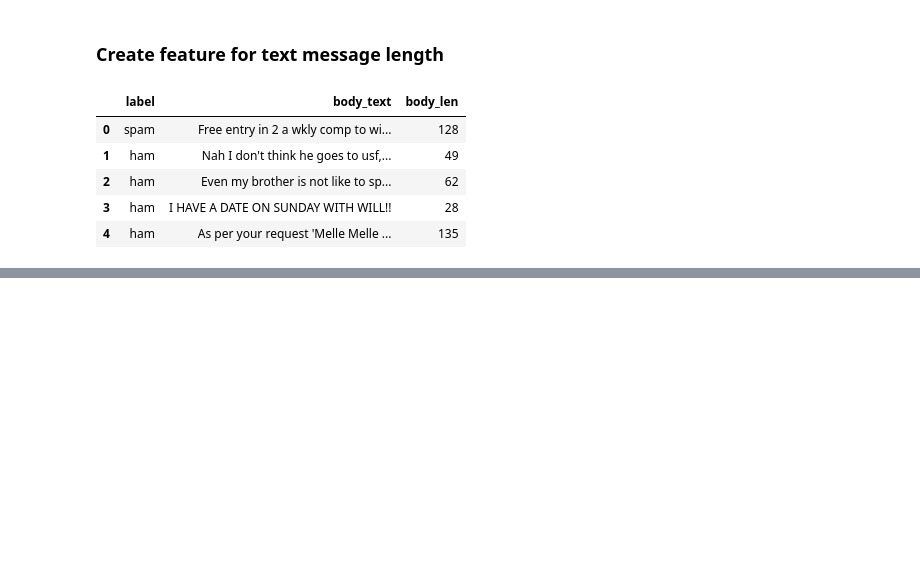
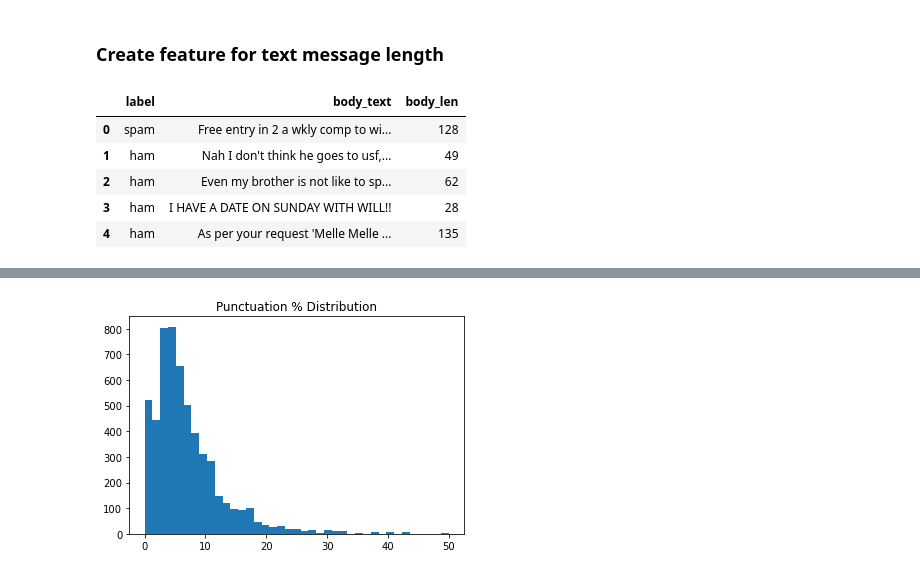
Before and after one commit to onlyabhilash/NLP, a Jupyter notebook: NLP_lk/04-Feature Engg.ipynb, the cells around one changed output, grey strips where cells are left out. Saved outputs shown, nothing was run; the diff lists cells and outputs as text; code cells hidden in the pictures; blank space fills up the shorter version.

```diff
--- a/NLP_lk/04-Feature Engg.ipynb
+++ b/NLP_lk/04-Feature Engg.ipynb
@@ -20,0 +93,8 @@ data.head()
+# %%
+bins = np.linspace(0, 50, 40)
+
+pyplot.hist(data['punct%'], bins)
+pyplot.title("Punctuation % Distribution")
+pyplot.show()
+# %% [output]
+[figure, added]
```
Also changed, not shown: parts of 12 cells of this notebook, 1 other file.
